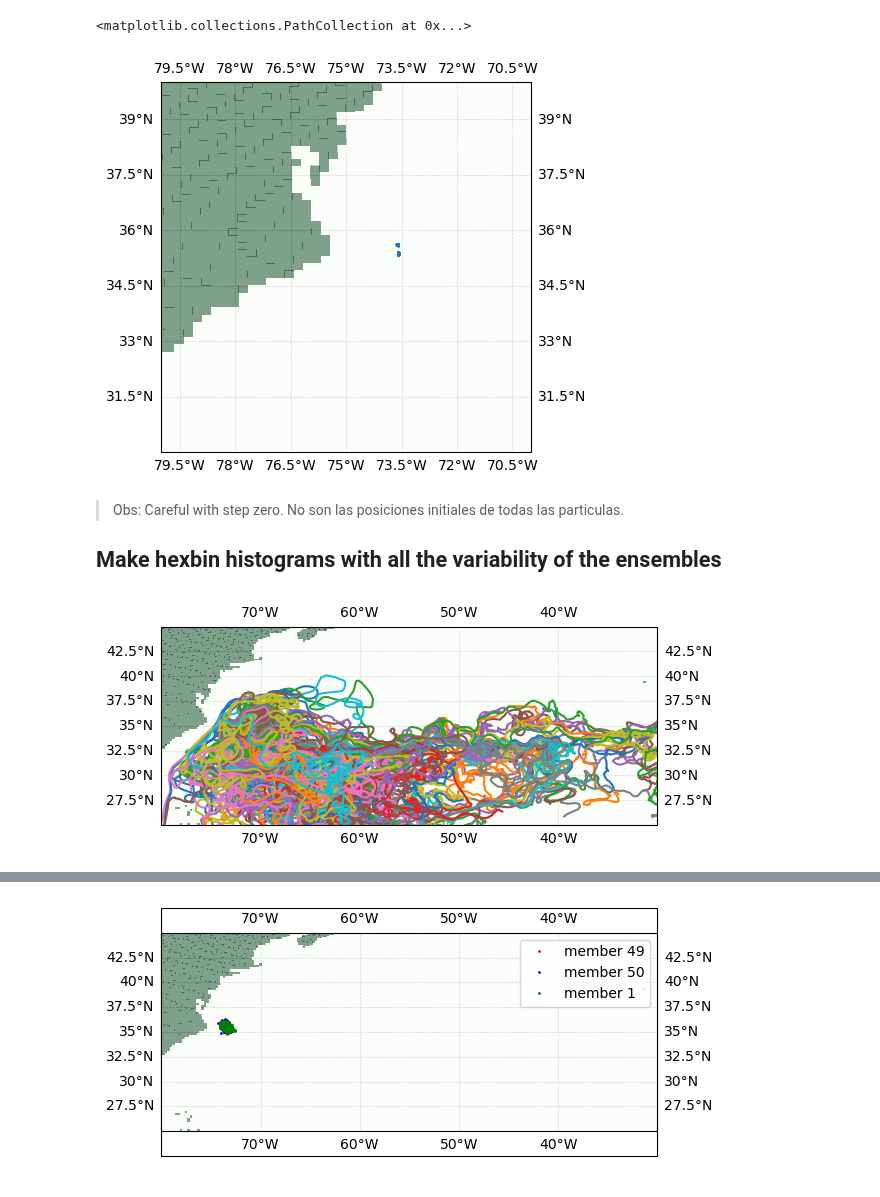
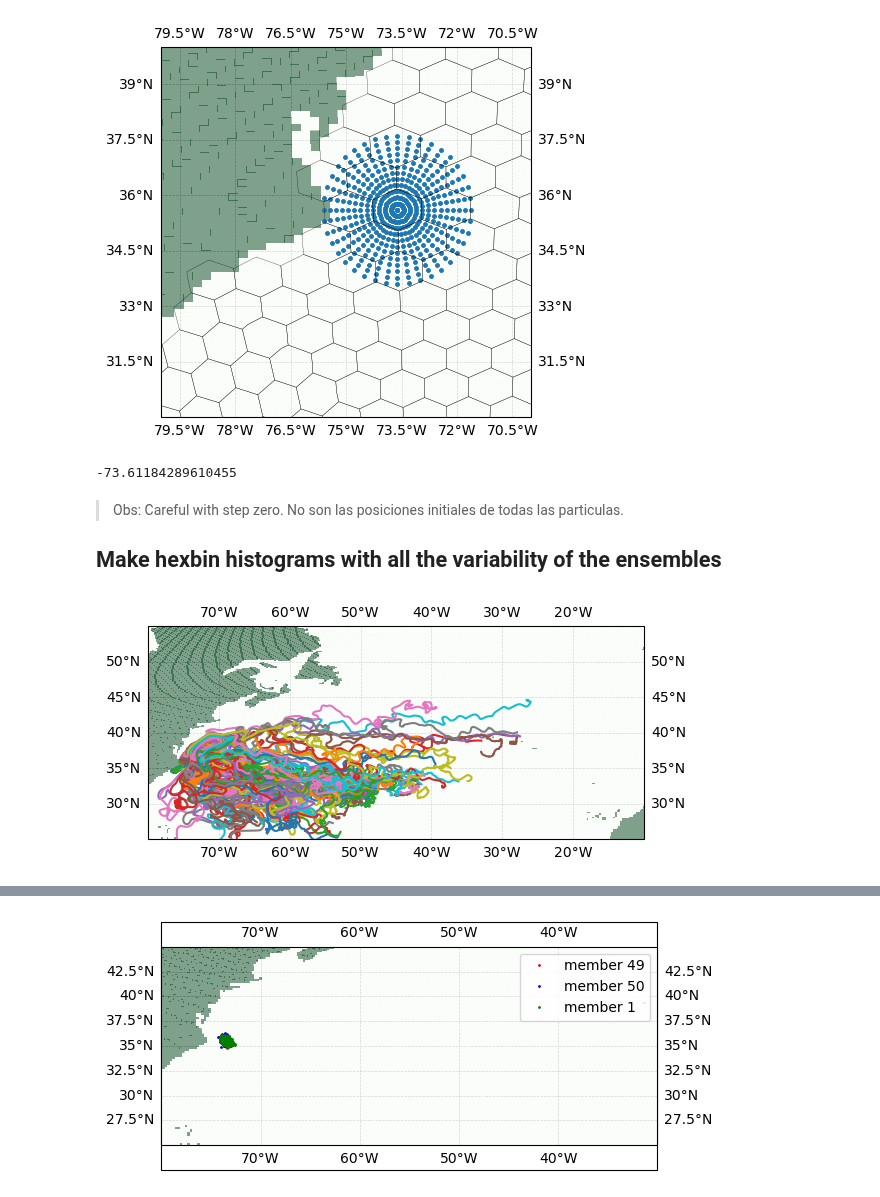
Before and after one commit to OceanParcels/NEMO_Ensemble_Lagrangian_Analysis, a Jupyter notebook: notebooks/07.Outputfiles.ipynb, the cells around one changed output, grey strips where cells are left out. Drawn from its saved outputs; the diff is of its cells as text; code cells hidden in the pictures.

```diff
--- a/notebooks/07.Outputfiles.ipynb
+++ b/notebooks/07.Outputfiles.ipynb
@@ -9,11 +10,17 @@ import hexbin_functions as hexfunc
 # %%
 mask_file = '/storage/shared/oceanparcels/input_data/NEMO_Ensemble/GRID/NATL025-CJMenobs01_byte_mask.nc'
 mask = xr.open_dataset(mask_file, decode_times=False)
+
+with open('../data/hexgrid_no_coast_h3.pkl', 'rb') as f:
+    hexagons_grid = pickle.load(f)
+
+grid = hexfunc.hexGrid(hexagons_grid)
 # %%
 
 location = 'Cape_Hatteras'
-member = 49 # memeber
-std = 0.01 # Standard deviation od initial dispersion
+member = 3 # memeber
+delta_r = 2 # Standard deviation od initial dispersion
 
-file_path = f"/storage/shared/oceanparcels/output_data/data_Claudio/NEMO_Ensemble/{location}/std_{std*100:03.0f}/{location}_std{std*100:03.0f}_m{member:03d}.zarr"
+file_path = f"/storage/shared/oceanparcels/output_data/data_Claudio/NEMO_Ensemble/{location}/spatial/dr_{delta_r*100:03.0f}/{location}_dr{delta_r*100:03.0f}_m{member:03d}.zarr"
 pset = xr.open_zarr(file_path)
+pset.compute()
@@ -44,6 +69,8 @@ numpy.datetime64('2010-03-02T00:00:00.000000000')
 # %%
 # Plot NA_domain on a map
 depth = 0
+t = 0
+
 fig = plt.figure()
 ax = plt.axes(projection=cartopy.crs.PlateCarree())
 ax.set_extent([-80, -70, 30, 40], crs=cartopy.crs.PlateCarree())
@@ -53,11 +80,16 @@ ax.gridlines(draw_labels=True, zorder=0, linestyle='--', linewidth=0.5)
 # hexfunc.pcolorhex(ax, grid_raw, colors='r', draw_edges=True, fill_polygons=False)
 ax.pcolormesh(mask['nav_lon'], mask['nav_lat'], mask['tmask'][0,depth,:,:], cmap='Greens_r', alpha=0.5)
 
-ax.scatter(pset.lon[:200,0], pset.lat[:200,0], s=1)
+ax.scatter(pset.lon[:, t], pset.lat[:, t], s=5)
+
+hexfunc.plot_hexagons(ax, hexagons_grid, colors='r', draw_edges=True, fill_polygons=False)
     # ax.plot(pset.lon[i,:], pset.lat[i,:])
 # %% [output]
-<matplotlib.collections.PathCollection at 0x...>
-[figure, old version]
+[figure, new version]
+# %%
+pset.lon[:, 0].max().values - 2
+# %% [output]
+-73.61184289610455
 # %% [markdown]
 > Obs: Careful with step zero. No son las posiciones initiales de todas las particulas.
 
@@ -79,17 +97,17 @@ pset_2 = xr.open_zarr(file_path)
 # %%
 # Plot NA_domain on a map
 depth = 0
 fig = plt.figure()
 ax = plt.axes(projection=cartopy.crs.PlateCarree())
-ax.set_extent([-80, -30, 25, 45], crs=cartopy.crs.PlateCarree())
+ax.set_extent([-80, -10, 25, 55], crs=cartopy.crs.PlateCarree())
 # ax.set_extent([-80, -60, 28, 37], crs=cartopy.crs.PlateCarree())
 # ax.coastlines()
 ax.gridlines(draw_labels=True, zorder=0, linestyle='--', linewidth=0.5)
 # hexfunc.pcolorhex(ax, grid_raw, colors='r', draw_edges=True, fill_polygons=False)
 ax.pcolormesh(mask['nav_lon'], mask['nav_lat'], mask['tmask'][0,depth,:,:], cmap='Greens_r', alpha=0.5)
 for i in range(100):
     # ax.scatter(pset.lon[i,0], pset.lat[i,0], s=1)
     ax.plot(pset.lon[i,:], pset.lat[i,:])
 # %% [output]
-[figure, old version]
+[figure, new version]
 # %%
```
Also changed, not shown: parts of 8 cells of this notebook, 6 other files.
